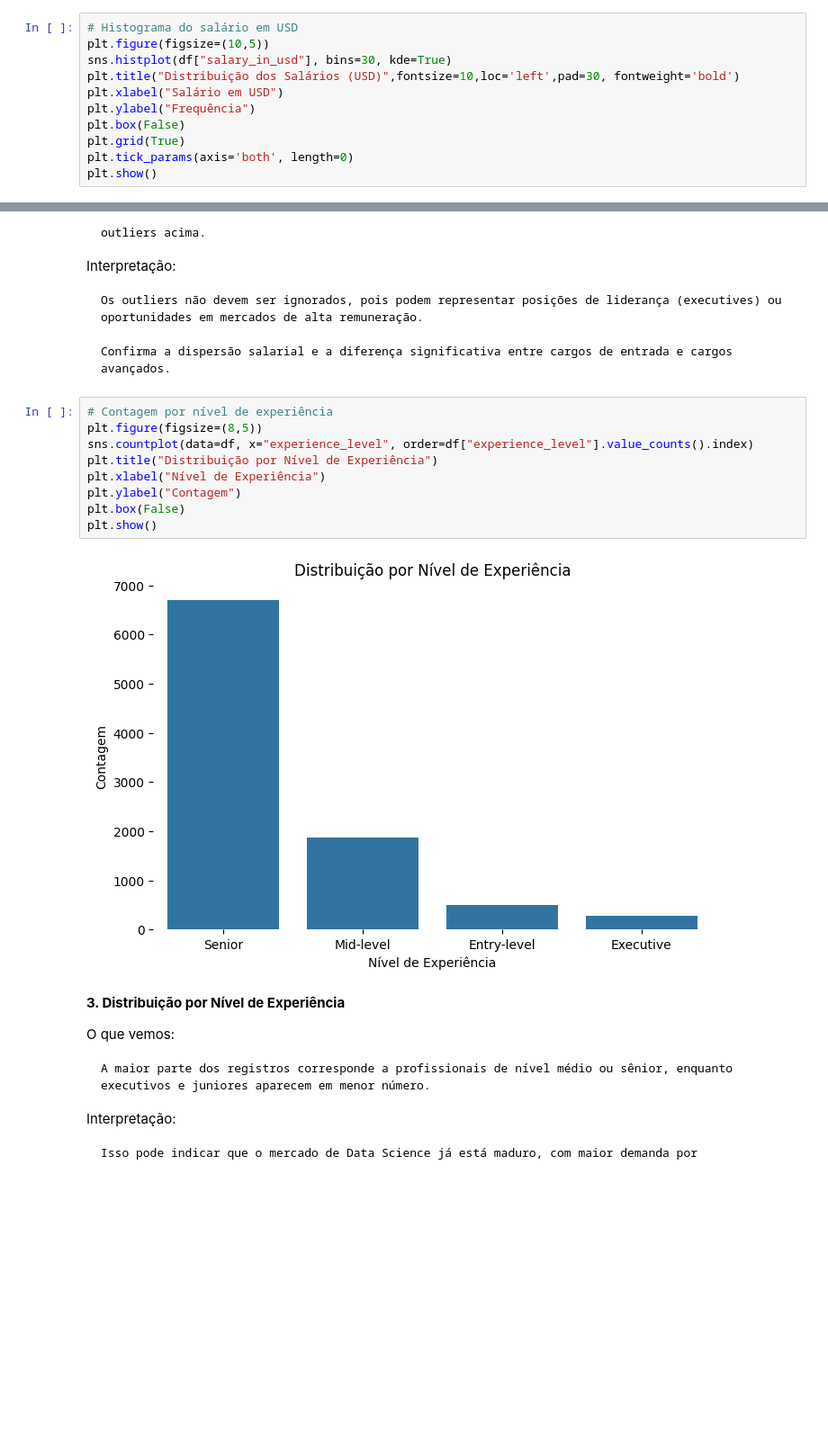
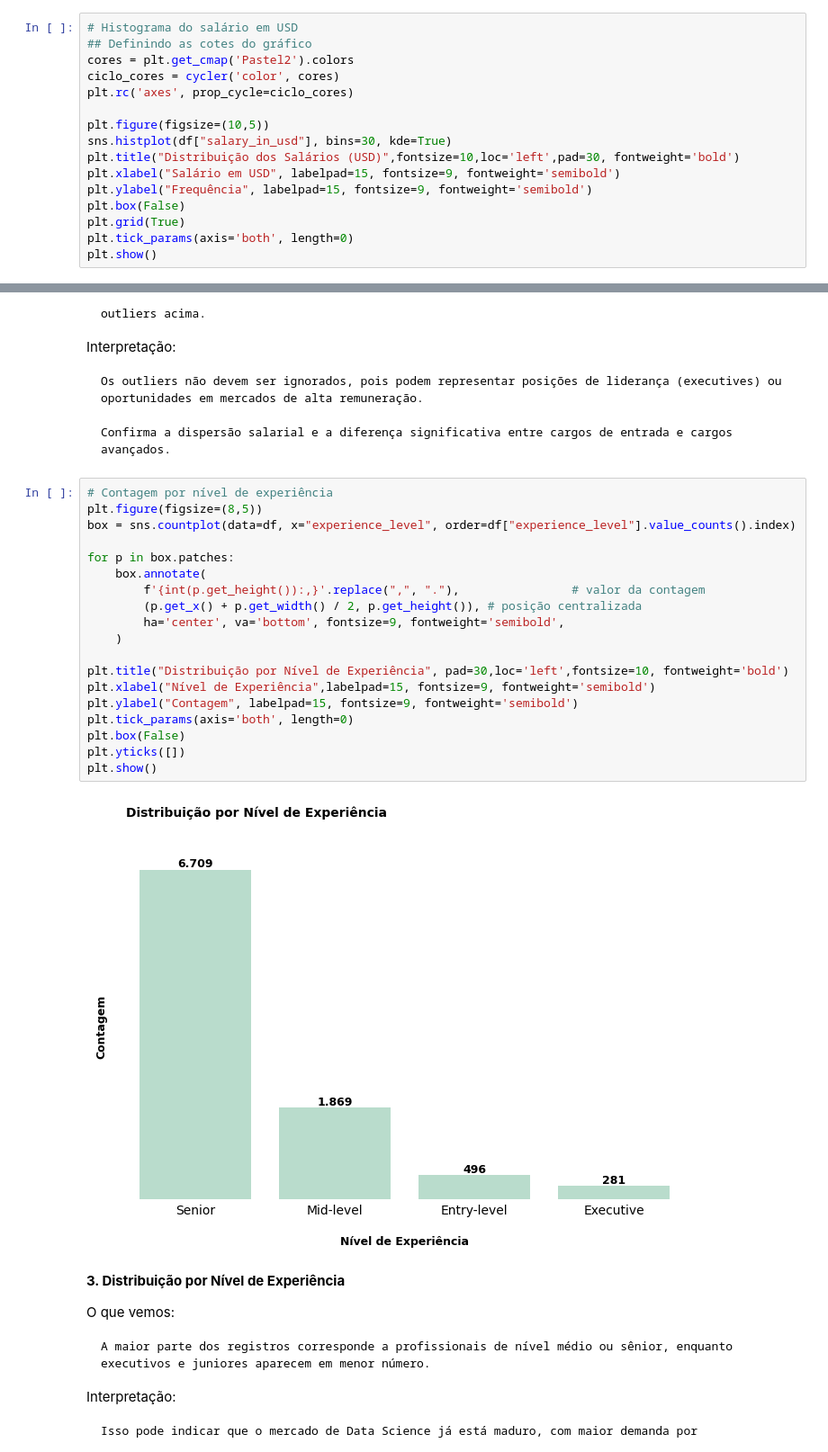
Before and after one commit to ricardo-paganini/data-salaries-analysis, a Jupyter notebook: data-salaries-analysis.ipynb, the cells around one changed output, grey strips where cells are left out. Shown: that part at 90% size. Cells and saved outputs as stored; diff of their text form; blank space fills up the shorter version.

Commit message:
reformatação dos gráficos passo 2 CRISP-DM

```diff
--- a/data-salaries-analysis.ipynb
+++ b/data-salaries-analysis.ipynb
@@ -229,11 +230,16 @@ Name: count, dtype: int64
 **Visualizações gráficas básicas**
 # %%
 # Histograma do salário em USD
+## Definindo as cotes do gráfico
+cores = plt.get_cmap('Pastel2').colors
+ciclo_cores = cycler('color', cores)
+plt.rc('axes', prop_cycle=ciclo_cores)
+
 plt.figure(figsize=(10,5))
 sns.histplot(df["salary_in_usd"], bins=30, kde=True)
 plt.title("Distribuição dos Salários (USD)",fontsize=10,loc='left',pad=30, fontweight='bold')
-plt.xlabel("Salário em USD")
-plt.ylabel("Frequência")
+plt.xlabel("Salário em USD", labelpad=15, fontsize=9, fontweight='semibold')
+plt.ylabel("Frequência", labelpad=15, fontsize=9, fontweight='semibold')
 plt.box(False)
 plt.grid(True)
 plt.tick_params(axis='both', length=0)
@@ -277,14 +284,24 @@ Interpretação:
 # %%
 # Contagem por nível de experiência
 plt.figure(figsize=(8,5))
-sns.countplot(data=df, x="experience_level", order=df["experience_level"].value_counts().index)
-plt.title("Distribuição por Nível de Experiência")
-plt.xlabel("Nível de Experiência")
-plt.ylabel("Contagem")
+box = sns.countplot(data=df, x="experience_level", order=df["experience_level"].value_counts().index)
+
+for p in box.patches:
+    box.annotate(
+        f'{int(p.get_height()):,}'.replace(",", "."),                # valor da contagem
+        (p.get_x() + p.get_width() / 2, p.get_height()), # posição centralizada
+        ha='center', va='bottom', fontsize=9, fontweight='semibold',
+    )
+
+plt.title("Distribuição por Nível de Experiência", pad=30,loc='left',fontsize=10, fontweight='bold')
+plt.xlabel("Nível de Experiência",labelpad=15, fontsize=9, fontweight='semibold')
+plt.ylabel("Contagem", labelpad=15, fontsize=9, fontweight='semibold')
+plt.tick_params(axis='both', length=0)
 plt.box(False)
+plt.yticks([])
 plt.show()
 # %% [output]
-[figure, old version]
+[figure, new version]
 # %% [markdown]
 **3. Distribuição por Nível de Experiência**
 
```
Also changed, not shown: parts of 6 cells of this notebook.
